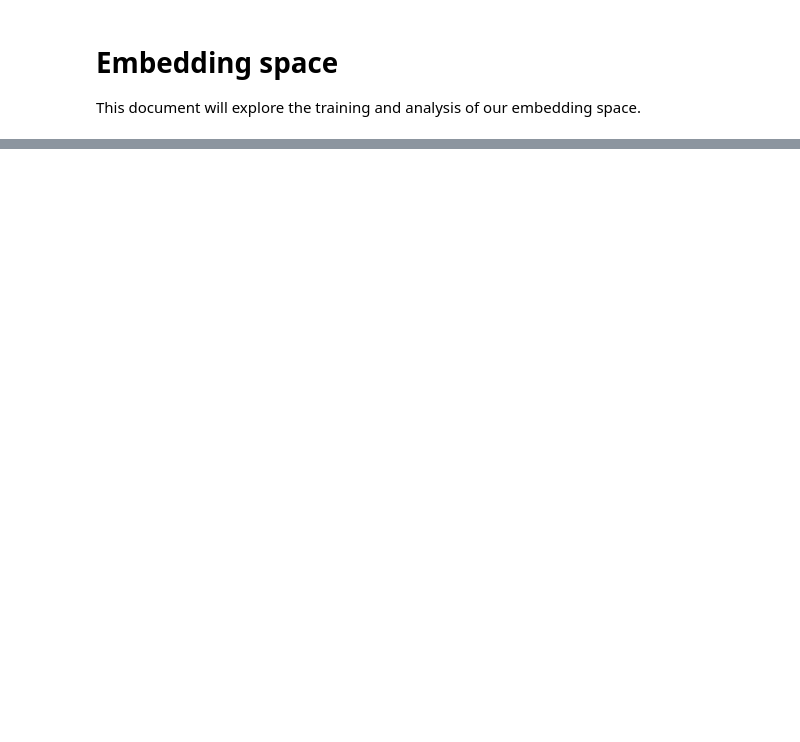
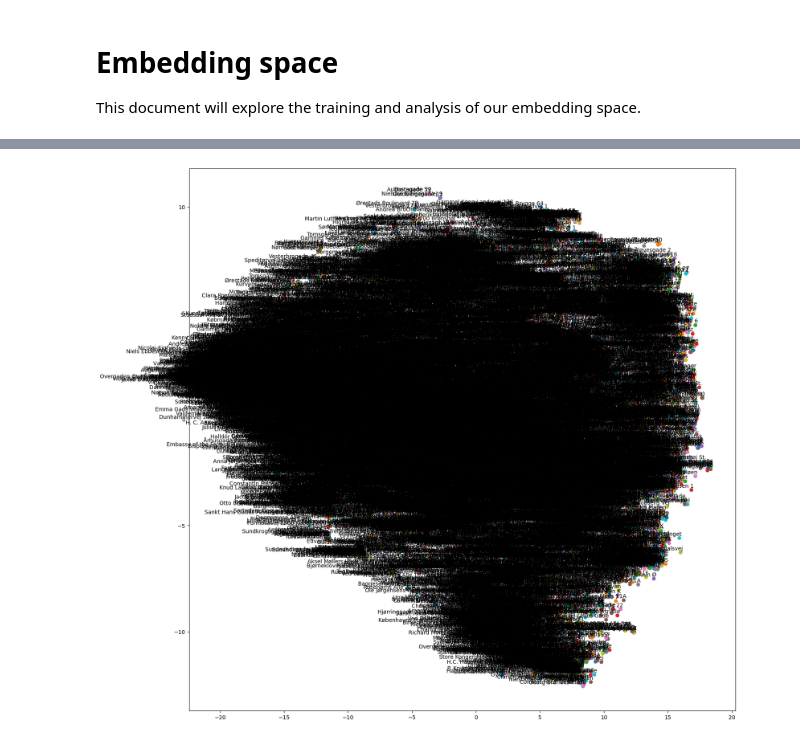
Before and after one commit to monicahardt/BachelorProject, a Jupyter notebook: Notebooks/Embedding_space.ipynb, the cells around one changed output, grey strips where cells are left out. Saved outputs shown, nothing was run; the diff lists cells and outputs as text; code cells hidden in the pictures; blank space fills up the shorter version.

```diff
--- a/Notebooks/Embedding_space.ipynb
+++ b/Notebooks/Embedding_space.ipynb
@@ -26,0 +153,33 @@ model.save("word2vec.model")
+# %%
+def tsne_plot_plex_500(model):
+    "Create TSNE model and plot it"
+    labels = []
+    tokens = []
+
+    for word in model.wv.index_to_key:
+        tokens.append(model.wv[word])
+        labels.append(word)
+
+    tsne_model = TSNE(perplexity=500, n_components=2, init='pca', n_iter=2500, random_state=23)
+    new_values = tsne_model.fit_transform(np.array(tokens))
+
+    x = []
+    y = []
+    for value in new_values:
+        x.append(value[0])
+        y.append(value[1])
+
+    plt.figure(figsize=(18, 18))
+    for i in range(len(x)):
+        plt.scatter(x[i],y[i])
+        plt.annotate(labels[i],
+                     xy=(x[i], y[i]),
+                     xytext=(5, 2),
+                     textcoords='offset points',
+                     ha='right',
+                     va='bottom')
+    plt.show()
+
+tsne_plot_plex_500(model)
+# %% [output]
+[figure, added]
```
Also changed, not shown: parts of 14 cells of this notebook, 1 other file.
